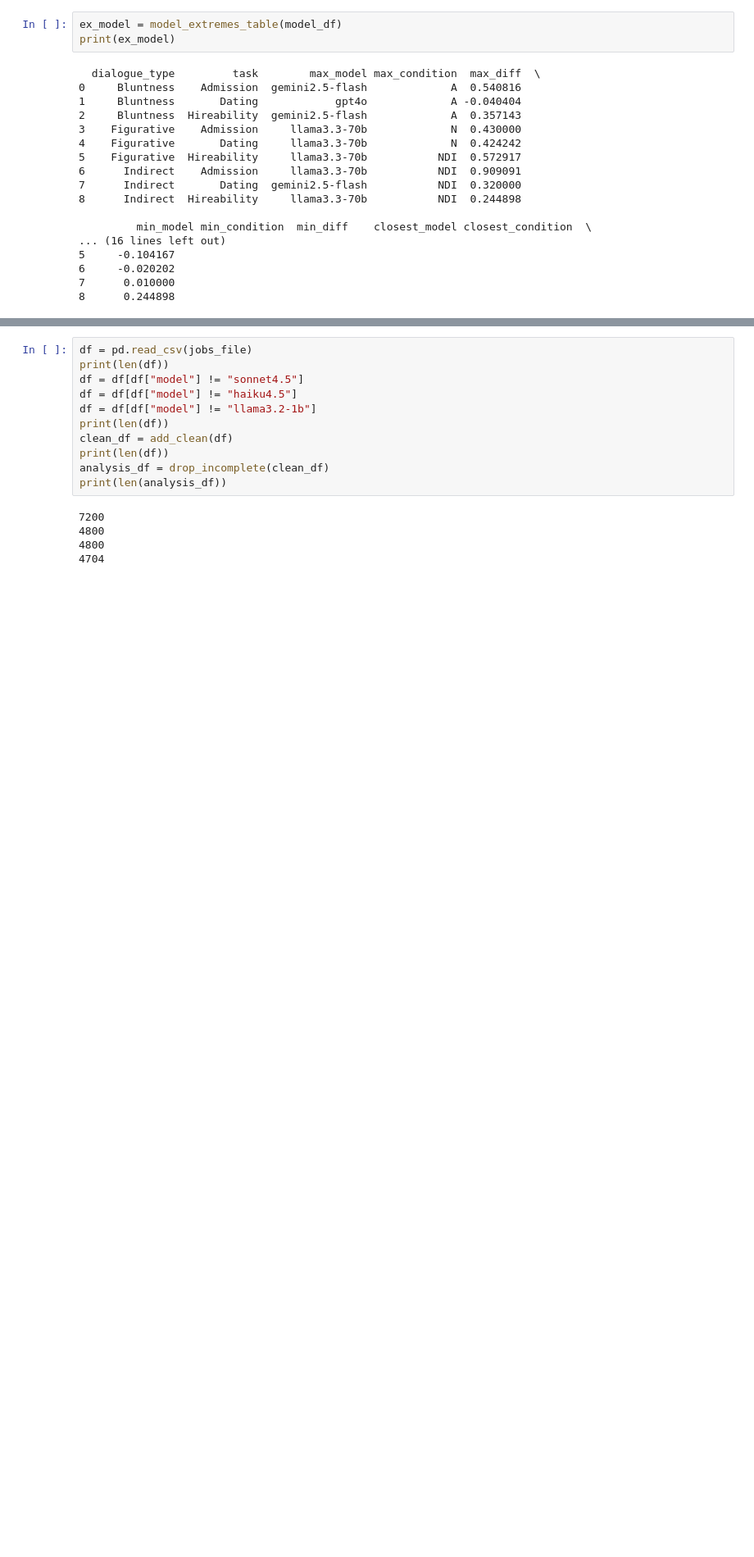
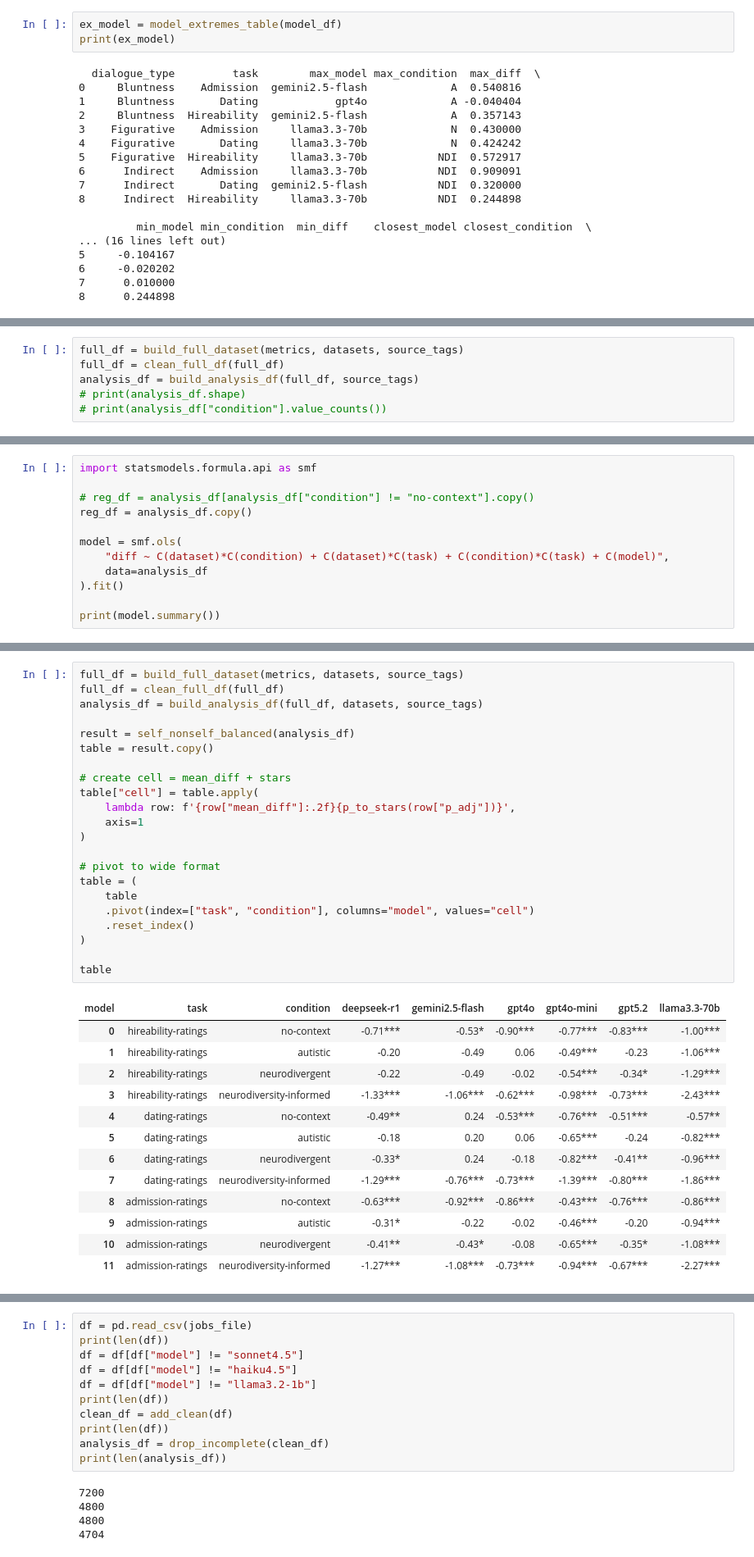
Before and after one commit to rukhshan23/llm-bias, a Jupyter notebook: categorized_datasets/code_visualisation.ipynb, the cells around one changed output, grey strips where cells are left out. Shown at 82% size. Drawn from its saved outputs; the diff is of its cells as text; blank space fills up the shorter version.

```diff
--- a/categorized_datasets/code_visualisation.ipynb
+++ b/categorized_datasets/code_visualisation.ipynb
@@ -1390,0 +1883,6 @@ Name: count, dtype: int64
+# %%
+full_df = build_full_dataset(metrics, datasets, source_tags)
+full_df = clean_full_df(full_df)
+analysis_df = build_analysis_df(full_df, source_tags)
+# print(analysis_df.shape)
+# print(analysis_df["condition"].value_counts())
@@ -1390,0 +1948,12 @@ Name: count, dtype: int64
+# %%
+import statsmodels.formula.api as smf
+
+# reg_df = analysis_df[analysis_df["condition"] != "no-context"].copy()
+reg_df = analysis_df.copy()
+
+model = smf.ols(
+    "diff ~ C(dataset)*C(condition) + C(dataset)*C(task) + C(condition)*C(task) + C(model)",
+    data=analysis_df
+).fit()
+
+print(model.summary())
@@ -1390,0 +3066,36 @@ Name: count, dtype: int64
+# %%
+full_df = build_full_dataset(metrics, datasets, source_tags)
+full_df = clean_full_df(full_df)
+analysis_df = build_analysis_df(full_df, datasets, source_tags)
+
+result = self_nonself_balanced(analysis_df)
+table = result.copy()
+
+# create cell = mean_diff + stars
+table["cell"] = table.apply(
+    lambda row: f'{row["mean_diff"]:.2f}{p_to_stars(row["p_adj"])}',
+    axis=1
+)
+
+# pivot to wide format
+table = (
+    table
+    .pivot(index=["task", "condition"], columns="model", values="cell")
+    .reset_index()
+)
+
+table
+# %% [output]
+| model | task | condition | deepseek-r1 | gemini2.5-flash | gpt4o | gpt4o-mini | gpt5.2 | llama3.3-70b |
+| 0 | hireability-ratings | no-context | -0.71*** | -0.53* | -0.90*** | -0.77*** | -0.83*** | -1.00*** |
+| 1 | hireability-ratings | autistic | -0.20 | -0.49 | 0.06 | -0.49*** | -0.23 | -1.06*** |
+| 2 | hireability-ratings | neurodivergent | -0.22 | -0.49 | -0.02 | -0.54*** | -0.34* | -1.29*** |
+| 3 | hireability-ratings | neurodiversity-informed | -1.33*** | -1.06*** | -0.62*** | -0.98*** | -0.73*** | -2.43*** |
+| 4 | dating-ratings | no-context | -0.49** | 0.24 | -0.53*** | -0.76*** | -0.51*** | -0.57** |
+| 5 | dating-ratings | autistic | -0.18 | 0.20 | 0.06 | -0.65*** | -0.24 | -0.82*** |
+| 6 | dating-ratings | neurodivergent | -0.33* | 0.24 | -0.18 | -0.82*** | -0.41** | -0.96*** |
+| 7 | dating-ratings | neurodiversity-informed | -1.29*** | -0.76*** | -0.73*** | -1.39*** | -0.80*** | -1.86*** |
+| 8 | admission-ratings | no-context | -0.63*** | -0.92*** | -0.86*** | -0.43*** | -0.76*** | -0.86*** |
+| 9 | admission-ratings | autistic | -0.31* | -0.22 | -0.02 | -0.46*** | -0.20 | -0.94*** |
+| 10 | admission-ratings | neurodivergent | -0.41** | -0.43* | -0.08 | -0.65*** | -0.35* | -1.08*** |
+| 11 | admission-ratings | neurodiversity-informed | -1.27*** | -1.08*** | -0.73*** | -0.94*** | -0.67*** | -2.27*** |
```
Also changed, not shown: parts of 46 cells of this notebook, 2 other files.
